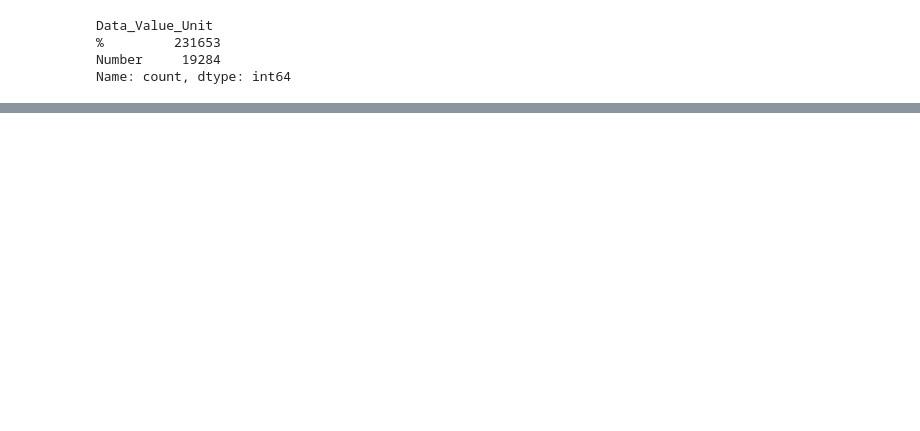
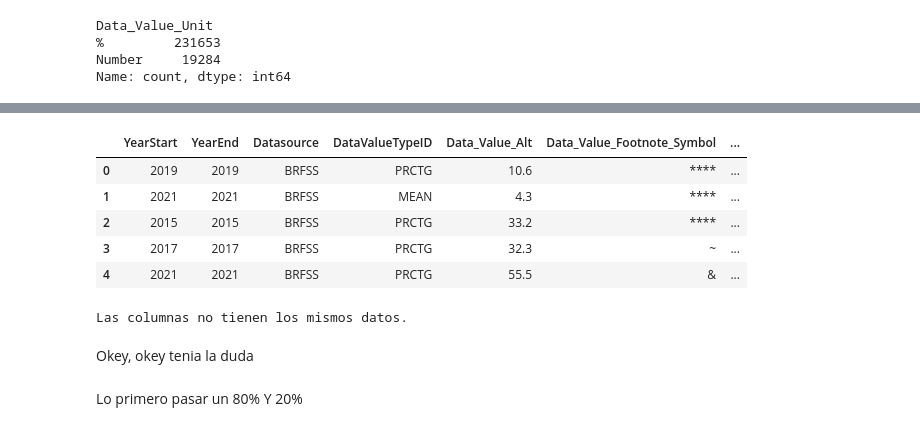
Before and after one commit to Alan1s/AlzheimerClasification, a Jupyter notebook: analisis_data.ipynb, the cells around one changed output, grey strips where cells are left out. Cells and saved outputs as stored; diff of their text form; code cells hidden in the pictures; blank space fills up the shorter version.

```diff
--- a/analisis_data.ipynb
+++ b/analisis_data.ipynb
@@ -714,0 +764,29 @@ df.to_csv('data_final.csv', index=False)
+# %%
+# Eliminar la columna
+df = df.drop('Latitude', axis=1)
+# %%
+# Eliminar la columna
+df = df.drop('Longitude', axis=1)
+# %%
+# Eliminar la columna
+df = df.drop('Data_Value_Capped', axis=1)
+# %%
+df.head()
+# %% [output]
+|  | YearStart | YearEnd | Datasource | DataValueTypeID | Data_Value_Alt | Data_Value_Footnote_Symbol | ... |
+| 0 | 2019 | 2019 | BRFSS | PRCTG | 10.6 | **** | ... |
+| 1 | 2021 | 2021 | BRFSS | MEAN | 4.3 | **** | ... |
+| 2 | 2015 | 2015 | BRFSS | PRCTG | 33.2 | **** | ... |
+| 3 | 2017 | 2017 | BRFSS | PRCTG | 32.3 | ~ | ... |
+| 4 | 2021 | 2021 | BRFSS | PRCTG | 55.5 | & | ... |
+# %%
+mismos_datos = df['YearStart'].equals(df['YearEnd'])
+
+if mismos_datos:
+    print("Las columnas tienen los mismos datos.")
+else:
+    print("Las columnas no tienen los mismos datos.")
+# %% [output]
+Las columnas no tienen los mismos datos.
+# %% [markdown]
+Okey, okey tenia la duda
@@ -714,0 +795,2 @@ df.to_csv('data_final.csv', index=False)
+# %% [markdown]
+Lo primero pasar un 80% Y 20%
```
Also changed, not shown: parts of 58 cells of this notebook.
